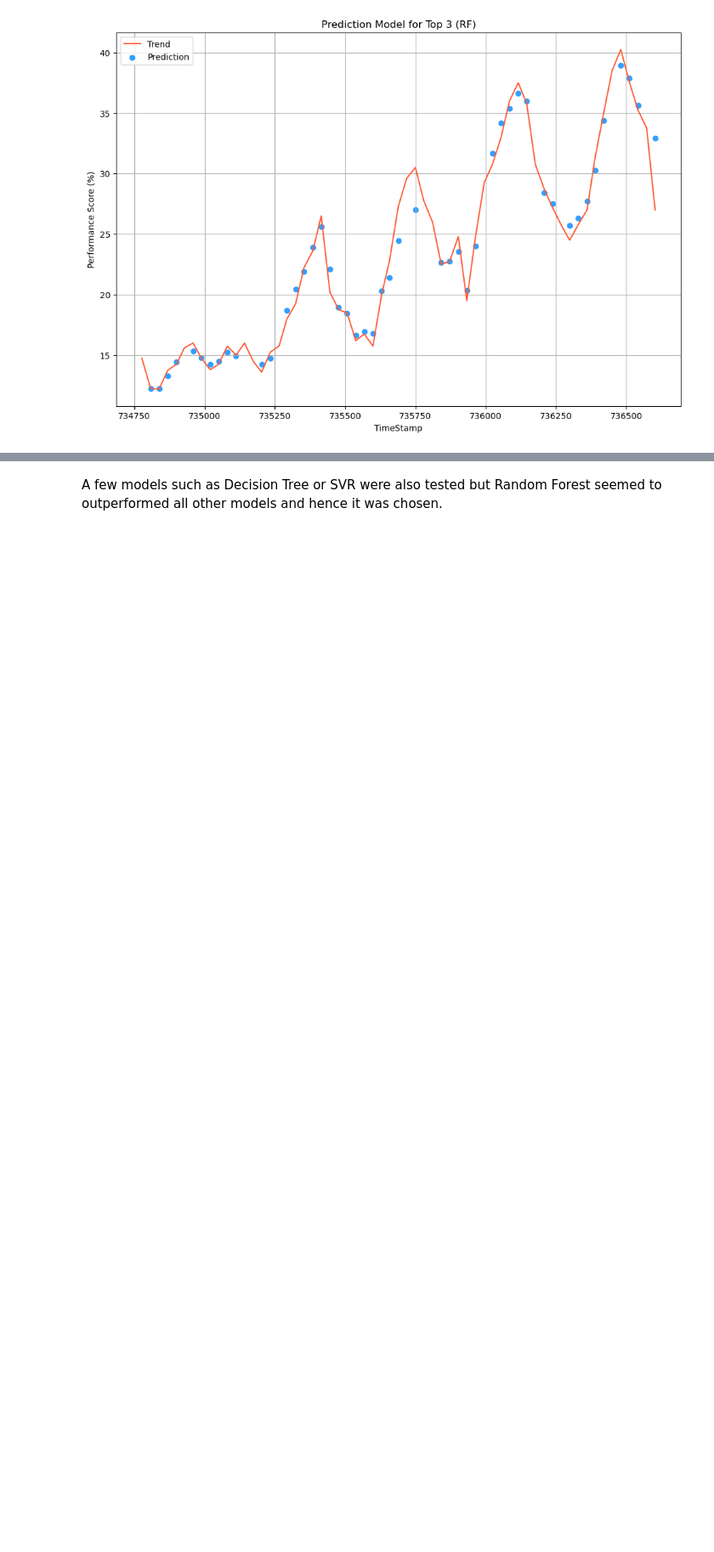
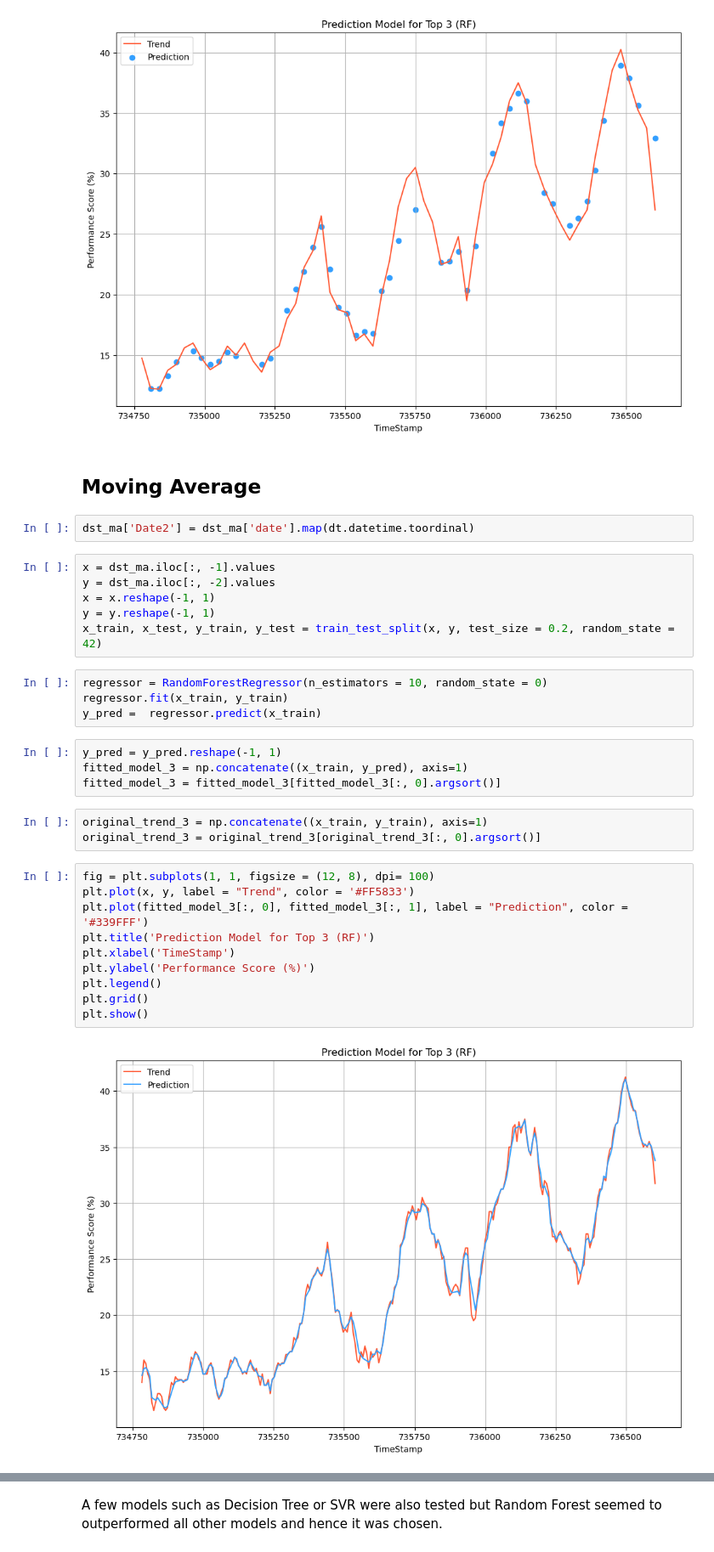
Before and after one commit to xevan1996/MarketSurveyOnClothesSales, a Jupyter notebook: Omnilytics Test.ipynb, the cells around one changed output, grey strips where cells are left out. Shown at 85% size. Cells and saved outputs as stored; diff of their text form; blank space fills up the shorter version.

```diff
--- a/Omnilytics Test.ipynb
+++ b/Omnilytics Test.ipynb
@@ -742,3 +1019,36 @@ plt.grid()
 plt.show()
 # %% [output]
 [figure]
+# %% [markdown]
+## Moving Average
+# %%
+dst_ma['Date2'] = dst_ma['date'].map(dt.datetime.toordinal)
+# %%
+x = dst_ma.iloc[:, -1].values
+y = dst_ma.iloc[:, -2].values
+x = x.reshape(-1, 1)
+y = y.reshape(-1, 1)
+x_train, x_test, y_train, y_test = train_test_split(x, y, test_size = 0.2, random_state = 42)
+# %%
+regressor = RandomForestRegressor(n_estimators = 10, random_state = 0)
+regressor.fit(x_train, y_train)
+y_pred =  regressor.predict(x_train)
+# %%
+y_pred = y_pred.reshape(-1, 1)
+fitted_model_3 = np.concatenate((x_train, y_pred), axis=1)
+fitted_model_3 = fitted_model_3[fitted_model_3[:, 0].argsort()]
+# %%
+original_trend_3 = np.concatenate((x_train, y_train), axis=1)
+original_trend_3 = original_trend_3[original_trend_3[:, 0].argsort()]
+# %%
+fig = plt.subplots(1, 1, figsize = (12, 8), dpi= 100)
+plt.plot(x, y, label = "Trend", color = '#FF5833')
+plt.plot(fitted_model_3[:, 0], fitted_model_3[:, 1], label = "Prediction", color = '#339FFF')
+plt.title('Prediction Model for Top 3 (RF)')
+plt.xlabel('TimeStamp')
+plt.ylabel('Performance Score (%)')
+plt.legend()
+plt.grid()
+plt.show()
+# %% [output]
+[figure, added]
```
Also changed, not shown: parts of 48 cells of this notebook.
